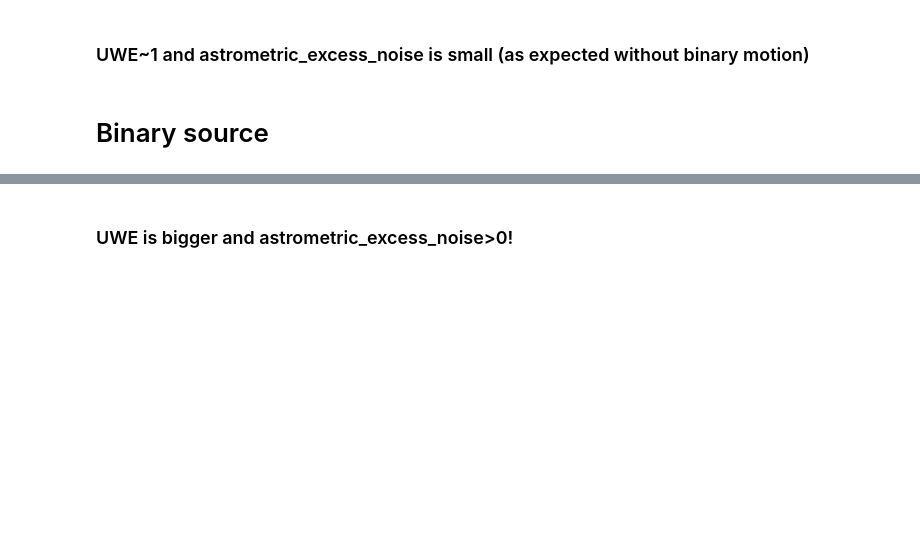
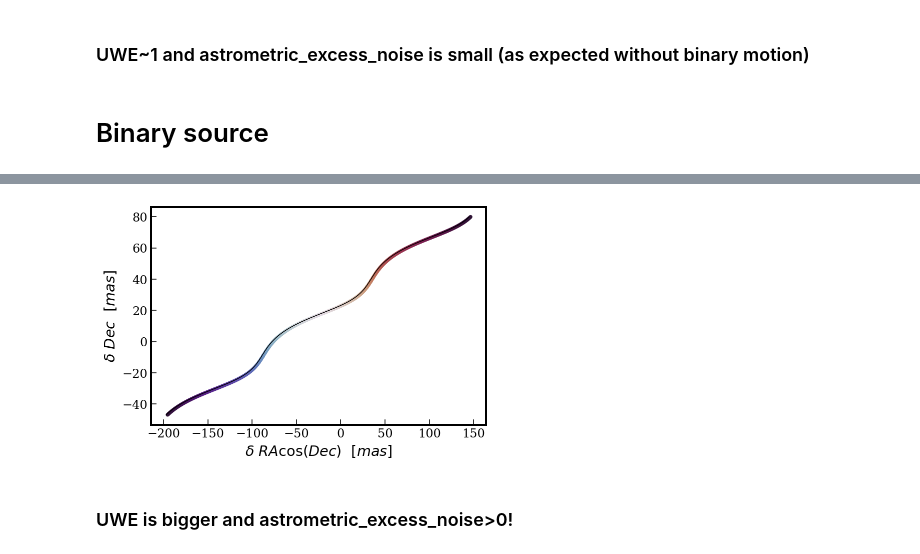
Before and after one commit to zpenoyre/astromet.py, a Jupyter notebook: Gaia_fit_demo.ipynb, the cells around one changed output, grey strips where cells are left out. Drawn from its saved outputs; the diff is of its cells as text; code cells hidden in the pictures; blank space fills up the shorter version.

```diff
--- a/Gaia_fit_demo.ipynb
+++ b/Gaia_fit_demo.ipynb
@@ -191,3 +221,31 @@ gaia_output
+# %%
+# optionally plot tracks
+plotts=np.linspace(ts[0],ts[-1],1000)
+cs=mpl.cm.twilight_shifted(np.interp(plotts,[plotts[0],plotts[-1]],[0,1]))
+
+plotRacs,plotDecs=astromet.track(plotts,params)
+
+ax=plt.gca()
+fitparams=astromet.params()
+for i in range(16):
+    fitparams.ra=gaia_output['ra']
+    #+np.random.randn()*gaia_output['ra_error']*mas/np.cos(np.deg2rad(gaia_output['dec']))
+    fitparams.dec=gaia_output['dec']#+np.random.randn()*gaia_output['dec_error']*mas
+    fitparams.pmrac=gaia_output['pmra']#+np.random.randn()*gaia_output['pmra_error']
+    fitparams.pmdec=gaia_output['pmdec']#+np.random.randn()*gaia_output['pmdec_error']
+    fitparams.parallax=gaia_output['parallax']#+np.random.randn()*gaia_output['parallax_error']
+
+    fitRacs,fitDecs=astromet.track(plotts,fitparams)
+    racdiff=(gaia_output['ra']-params.ra)/(mas*np.cos(np.deg2rad(params.dec)))
+    decdiff=(gaia_output['dec']-params.dec)/mas
+    ax.plot(fitRacs+racdiff,fitDecs+decdiff,c='k',alpha=0.2,lw=0.5)
+ax.scatter(plotRacs,plotDecs,c=cs,s=10,alpha=0.8)
+ax.set_xlabel(r'$\delta \ RA \cos(Dec) \ \ [mas]$')
+ax.set_ylabel(r'$\delta \ Dec \ \ [mas]$')
+
+plt.show()
+# %% [output]
+[figure, added]
 # %% [markdown]
 ### UWE is bigger and astrometric_excess_noise>0!
 # %% [markdown]
```
Also changed, not shown: parts of 9 cells of this notebook, 1 other file.
